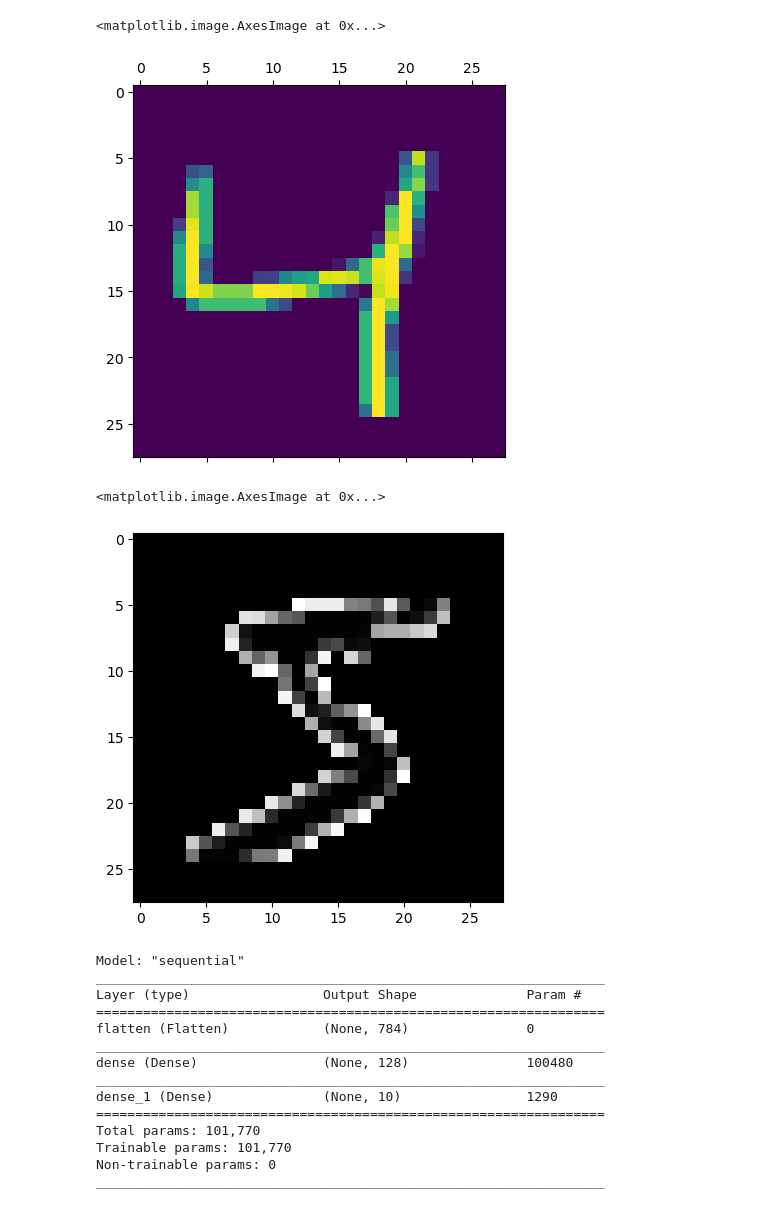
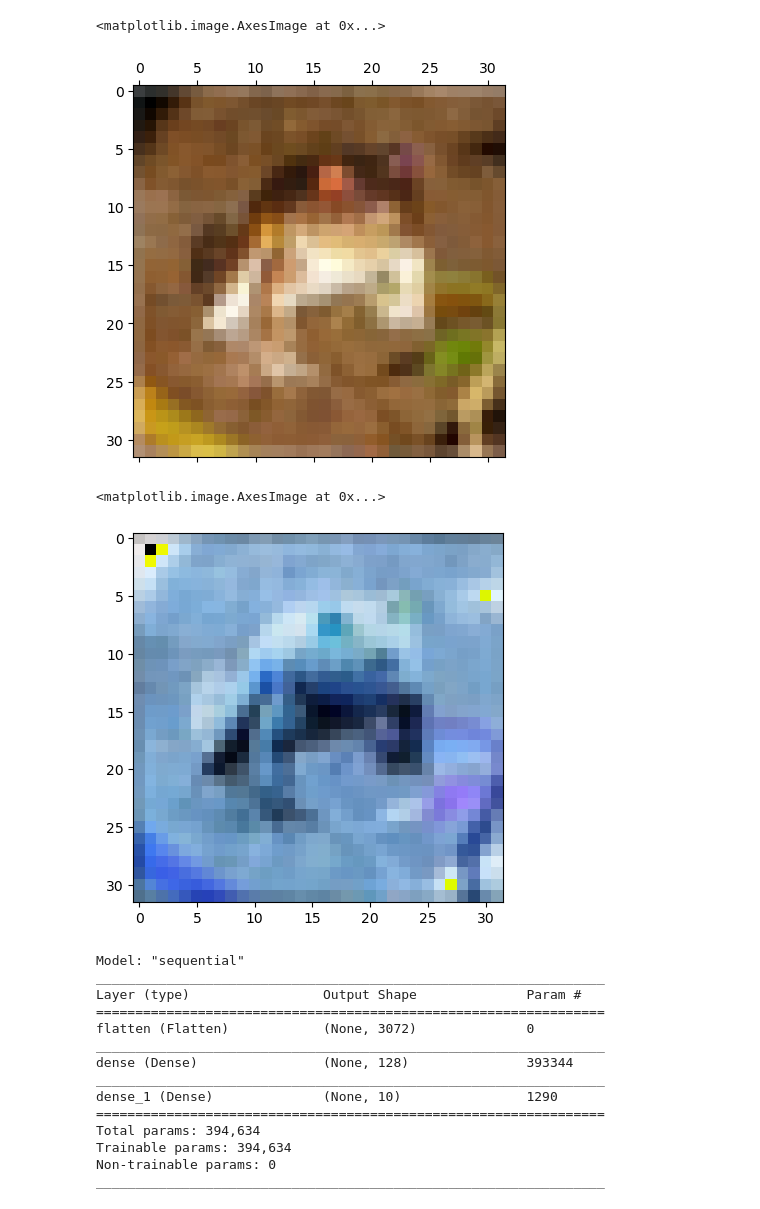
Before and after one commit to abrarbardolia/DL, a Jupyter notebook: DL Exp 2 - Feedforward NN with keras and tensorflow.ipynb, the cells around one changed output. Drawn from its saved outputs; the diff is of its cells as text; code cells hidden in the pictures.

```diff
--- a/DL Exp 2 - Feedforward NN with keras and tensorflow.ipynb
+++ b/DL Exp 2 - Feedforward NN with keras and tensorflow.ipynb
@@ -9,24 +10,23 @@ import random
 %matplotlib inline
 # %%
 #import dataset and split into train and test data
-mnist = tf.keras.datasets.mnist
-(x_train, y_train), (x_test, y_test) = mnist.load_data()
+(x_train, y_train), (x_test, y_test) = cifar10.load_data()
 # %%
-plt.matshow(x_train[1])
+plt.matshow(x_train[0])
 # %% [output]
 <matplotlib.image.AxesImage at 0x...>
-[figure, old version]
+[figure, new version]
 # %%
 plt.imshow(-x_train[0], cmap="gray")
 # %% [output]
 <matplotlib.image.AxesImage at 0x...>
-[figure, old version]
+[figure, new version]
 # %%
 x_train = x_train / 255
 x_test = x_test / 255
 # %%
 model = keras.Sequential([
-keras.layers.Flatten(input_shape=(28, 28)),
+keras.layers.Flatten(input_shape=(32, 32,3)),
 keras.layers.Dense(128, activation="relu"),
 keras.layers.Dense(10, activation="softmax")
 ])
@@ -37,14 +37,14 @@ Model: "sequential"
 _________________________________________________________________
 Layer (type)                 Output Shape              Param #
 =================================================================
-flatten (Flatten)            (None, 784)               0
+flatten (Flatten)            (None, 3072)              0
 _________________________________________________________________
-dense (Dense)                (None, 128)               100480
+dense (Dense)                (None, 128)               393344
 _________________________________________________________________
 dense_1 (Dense)              (None, 10)                1290
 =================================================================
-Total params: 101,770
-Trainable params: 101,770
+Total params: 394,634
+Trainable params: 394,634
 Non-trainable params: 0
 _________________________________________________________________
 # %%
```
Also changed, not shown: parts of 11 cells of this notebook, 1 other file.
